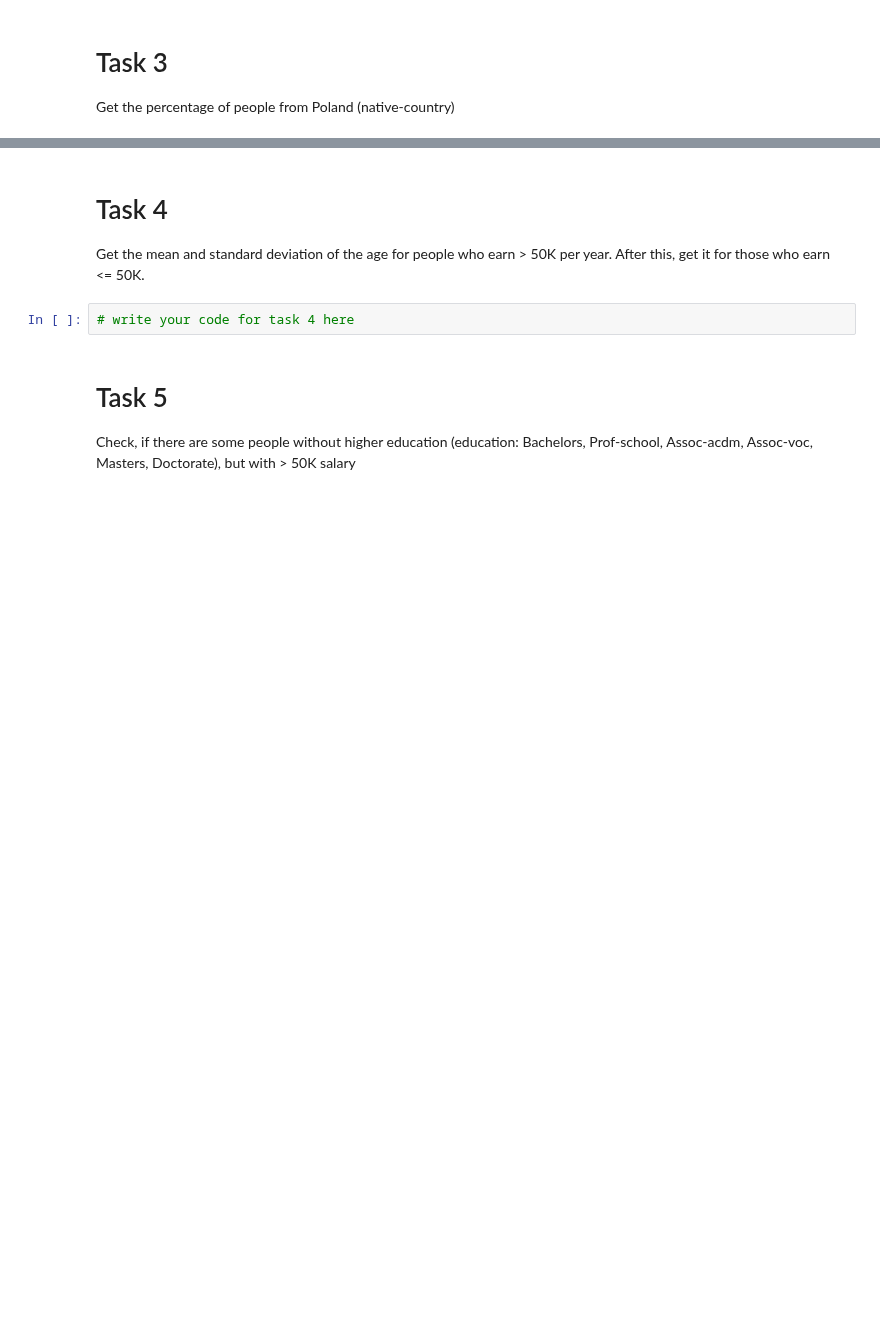
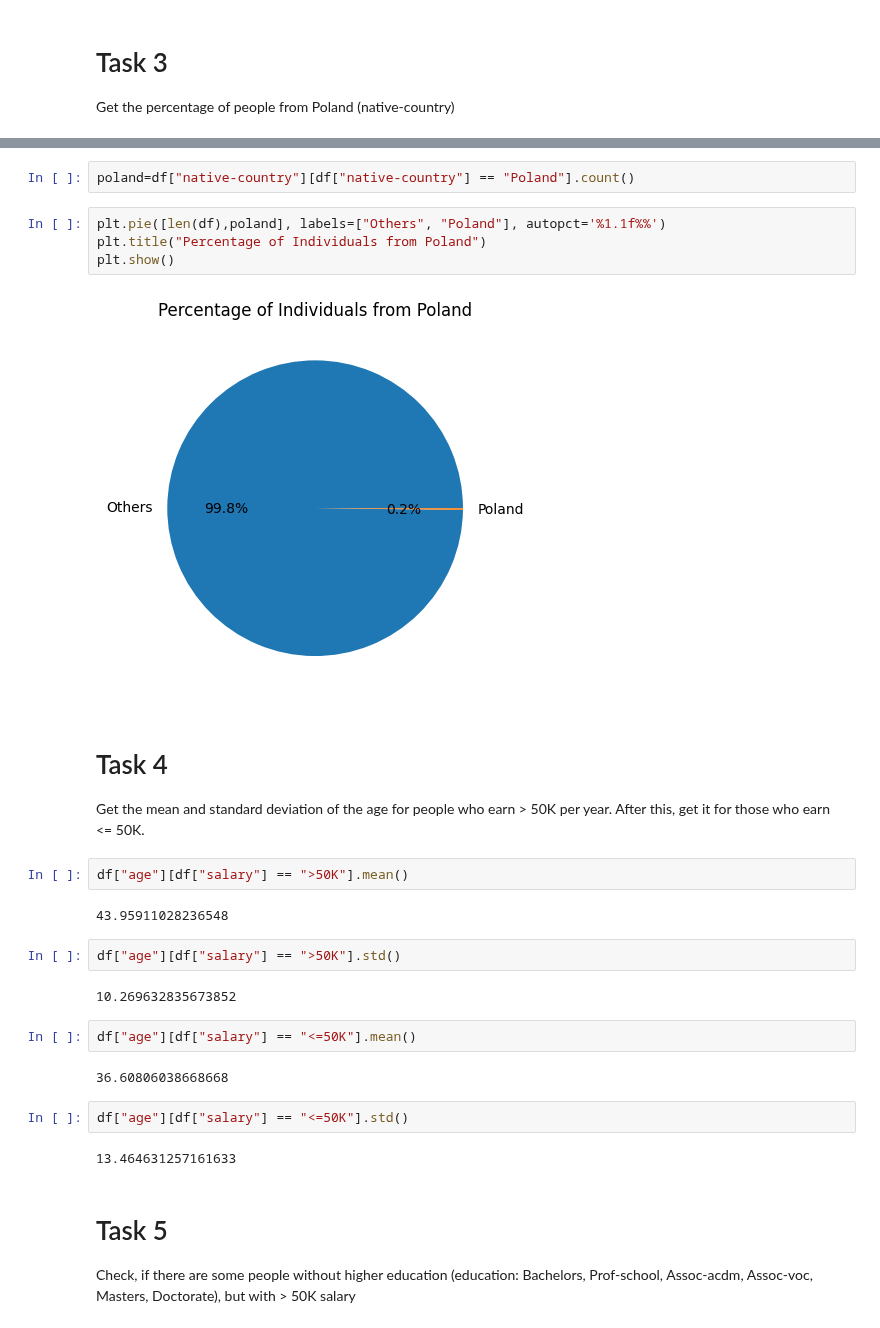
Before and after one commit to mate-academy/py-adult-data-analysis, a Jupyter notebook: app/main.ipynb, the cells around one changed output, grey strips where cells are left out. Cells and saved outputs as stored; diff of their text form; blank space fills up the shorter version.

```diff
--- a/app/main.ipynb
+++ b/app/main.ipynb
@@ -36,8 +102,30 @@ Get the percentage of people from Poland (native-country)
+# %%
+poland=df["native-country"][df["native-country"] == "Poland"].count()
+# %%
+plt.pie([len(df),poland], labels=["Others", "Poland"], autopct='%1.1f%%')
+plt.title("Percentage of Individuals from Poland")
+plt.show()
+# %% [output]
+[figure, added]
 # %% [markdown]
 # Task 4
 Get the mean and standard deviation of the age for people who earn > 50K per year. After this, get it for those who earn <= 50K.
-# %%
-# write your code for task 4 here
+# %%
+df["age"][df["salary"] == ">50K"].mean()
+# %% [output]
+43.95911028236548
+# %%
+df["age"][df["salary"] == ">50K"].std()
+# %% [output]
+10.269632835673852
+# %%
+df["age"][df["salary"] == "<=50K"].mean()
+# %% [output]
+36.60806038668668
+# %%
+df["age"][df["salary"] == "<=50K"].std()
+# %% [output]
+13.464631257161633
 # %% [markdown]
 # Task 5
 Check, if there are some people without higher education (education: Bachelors, Prof-school, Assoc-acdm, Assoc-voc, Masters, Doctorate), but with > 50K salary
```
Also changed, not shown: parts of 39 cells of this notebook.
